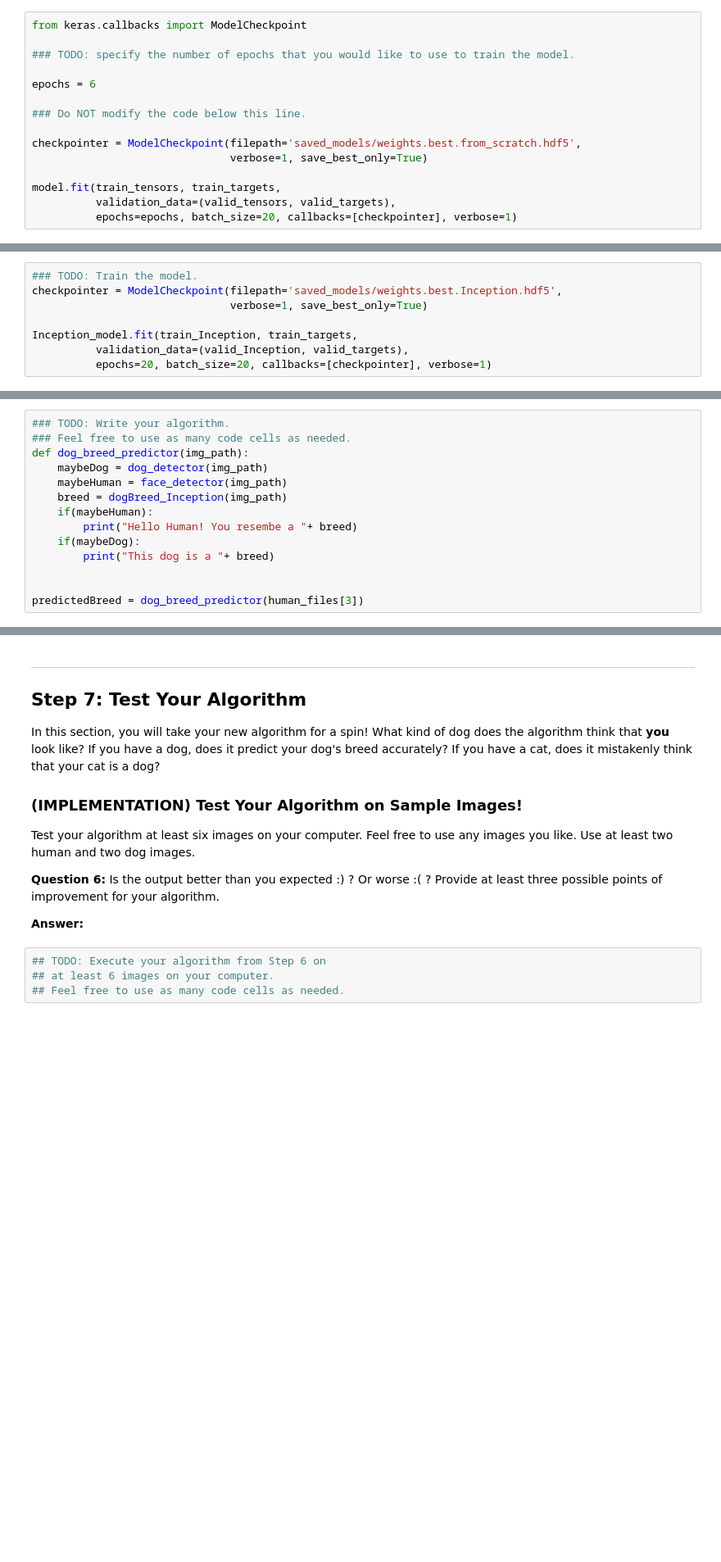
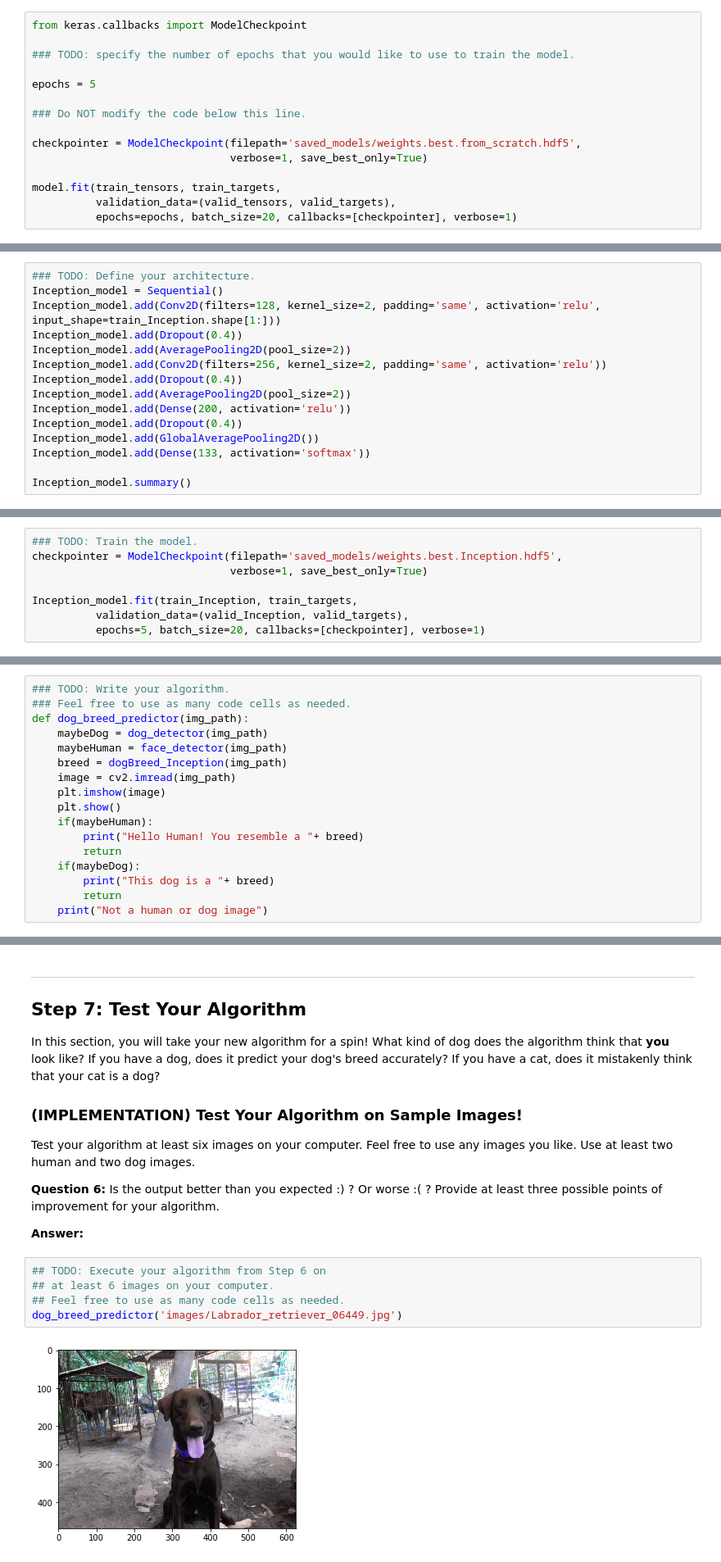
Before and after one commit to AnnoyinSamurai/dog-project, a Jupyter notebook: dog_app.ipynb, the cells around one changed output, grey strips where cells are left out. Shown at 82% size. Saved outputs shown, nothing was run; the diff lists cells and outputs as text; blank space fills up the shorter version.

Commit message:
New Models in notebook and test images

```diff
--- a/dog_app.ipynb
+++ b/dog_app.ipynb
@@ -418,7 +422,7 @@ from keras.callbacks import ModelCheckpoint
 
 ### TODO: specify the number of epochs that you would like to use to train the model.
 
-epochs = 6
+epochs = 5
 
 ### Do NOT modify the code below this line.
 
@@ -620,0 +604,15 @@ _________________________________________________________________
+# %%
+### TODO: Define your architecture.
+Inception_model = Sequential()
+Inception_model.add(Conv2D(filters=128, kernel_size=2, padding='same', activation='relu', input_shape=train_Inception.shape[1:]))
+Inception_model.add(Dropout(0.4))
+Inception_model.add(AveragePooling2D(pool_size=2))
+Inception_model.add(Conv2D(filters=256, kernel_size=2, padding='same', activation='relu'))
+Inception_model.add(Dropout(0.4))
+Inception_model.add(AveragePooling2D(pool_size=2))
+Inception_model.add(Dense(200, activation='relu'))
+Inception_model.add(Dropout(0.4))
+Inception_model.add(GlobalAveragePooling2D())
+Inception_model.add(Dense(133, activation='softmax'))
+
+Inception_model.summary()
@@ -636,6 +652,6 @@ checkpointer = ModelCheckpoint(filepath='saved_models/weights.best.Inception.hdf
 
 Inception_model.fit(train_Inception, train_targets,
           validation_data=(valid_Inception, valid_targets),
-          epochs=20, batch_size=20, callbacks=[checkpointer], verbose=1)
+          epochs=5, batch_size=20, callbacks=[checkpointer], verbose=1)
 # %% [output]
 Train on 6680 samples, validate on 835 samples
@@ -726,10 +731,13 @@ def dog_breed_predictor(img_path):
     maybeDog = dog_detector(img_path)
     maybeHuman = face_detector(img_path)
     breed = dogBreed_Inception(img_path)
+    image = cv2.imread(img_path)
+    plt.imshow(image)
+    plt.show()
     if(maybeHuman):
-        print("Hello Human! You resembe a "+ breed)
+        print("Hello Human! You resemble a "+ breed)
+        return
     if(maybeDog):
         print("This dog is a "+ breed)
-
-
-predictedBreed = dog_breed_predictor(human_files[3])
+        return
+    print("Not a human or dog image")
@@ -752,4 +758,7 @@ __Answer:__
 # %%
 ## TODO: Execute your algorithm from Step 6 on
 ## at least 6 images on your computer.
 ## Feel free to use as many code cells as needed.
+dog_breed_predictor('images/Labrador_retriever_06449.jpg')
+# %% [output]
+[figure, added]
```
Also changed, not shown: parts of 19 cells of this notebook, 3 other files.
